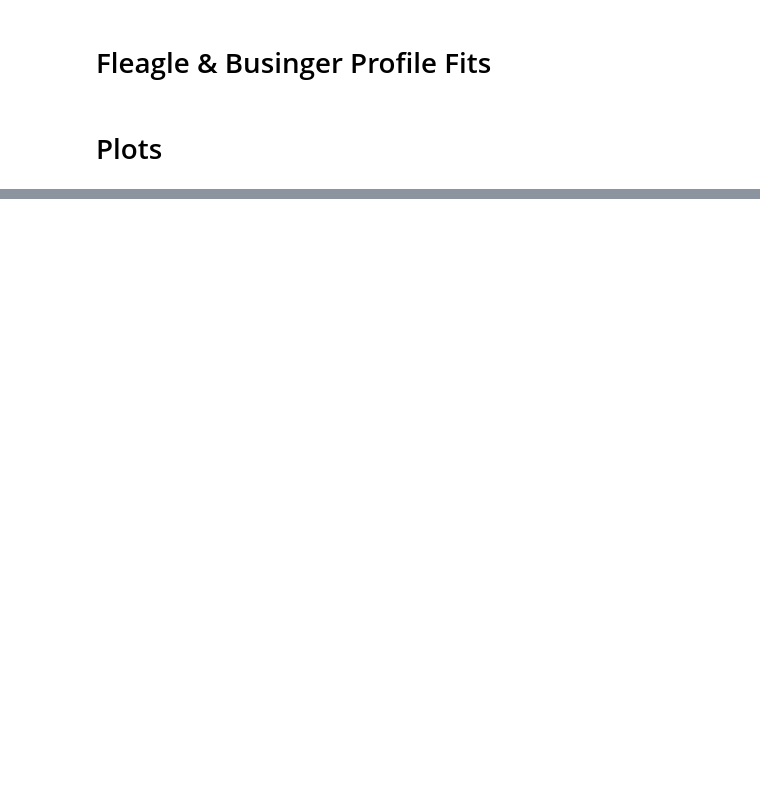
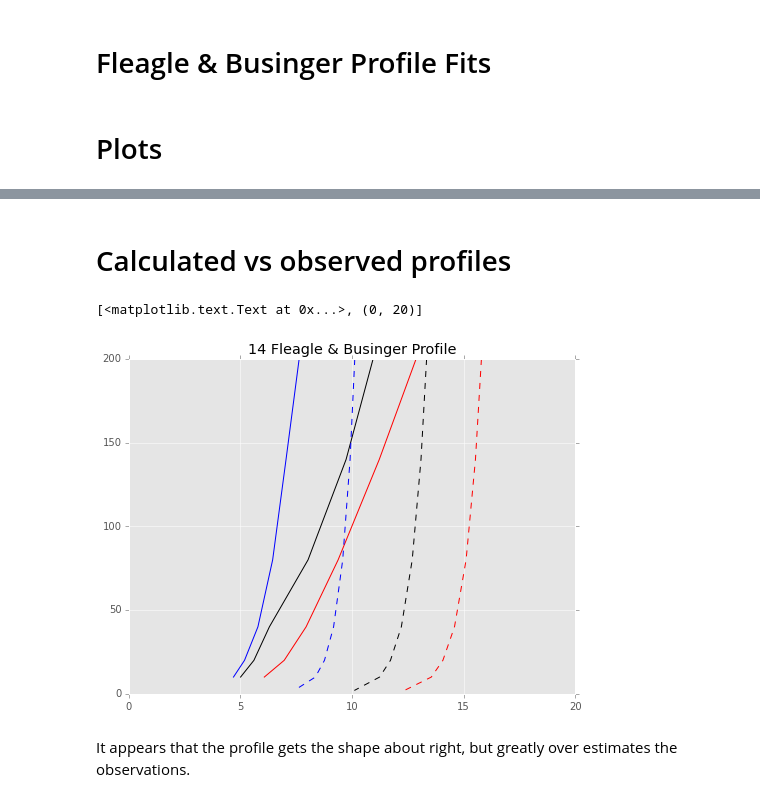
Before and after one commit to Wes-Skeeter/atsc500, a Jupyter notebook: notebooks/ws_read_cabauw.ipynb, the cells around one changed output, grey strips where cells are left out. Drawn from its saved outputs; the diff is of its cells as text; code cells hidden in the pictures; blank space fills up the shorter version.

Commit message:
L & Profiles

```diff
--- a/notebooks/ws_read_cabauw.ipynb
+++ b/notebooks/ws_read_cabauw.ipynb
@@ -255,0 +241,20 @@ ax.set(title=title,ylabel='z/L')
+# %% [markdown]
+# Calculated vs observed profiles
+# %%
+fig,ax=plt.subplots(1,1,figsize=(8,6))
+day=12
+hour=0
+ax.plot(U_prof[day,hour,:].T,z, color ='Black',linestyle = '--')
+ax.plot(hourly_wind_avg[day,hour,:].T,z, color ='Black')
+hour=9
+ax.plot(U_prof[day,hour,:].T,z, color ='Red',linestyle = '--')
+ax.plot(hourly_wind_avg[day,hour,:].T,z, color ='Red')
+hour=14
+ax.plot(U_prof[day,hour,:].T,z, color ='blue',linestyle = '--')
+ax.plot(hourly_wind_avg[day,hour,:].T,z, color ='blue')
+ax.set(title='{} Fleagle & Businger Profile'.format(hour), xlim=(0,20))
+# %% [output]
+[<matplotlib.text.Text at 0x...>, (0, 20)]
+[figure, added]
+# %% [markdown]
+It appears that the profile gets the shape about right, but greatly over estimates the observations.
```
Also changed, not shown: parts of 7 cells of this notebook.
